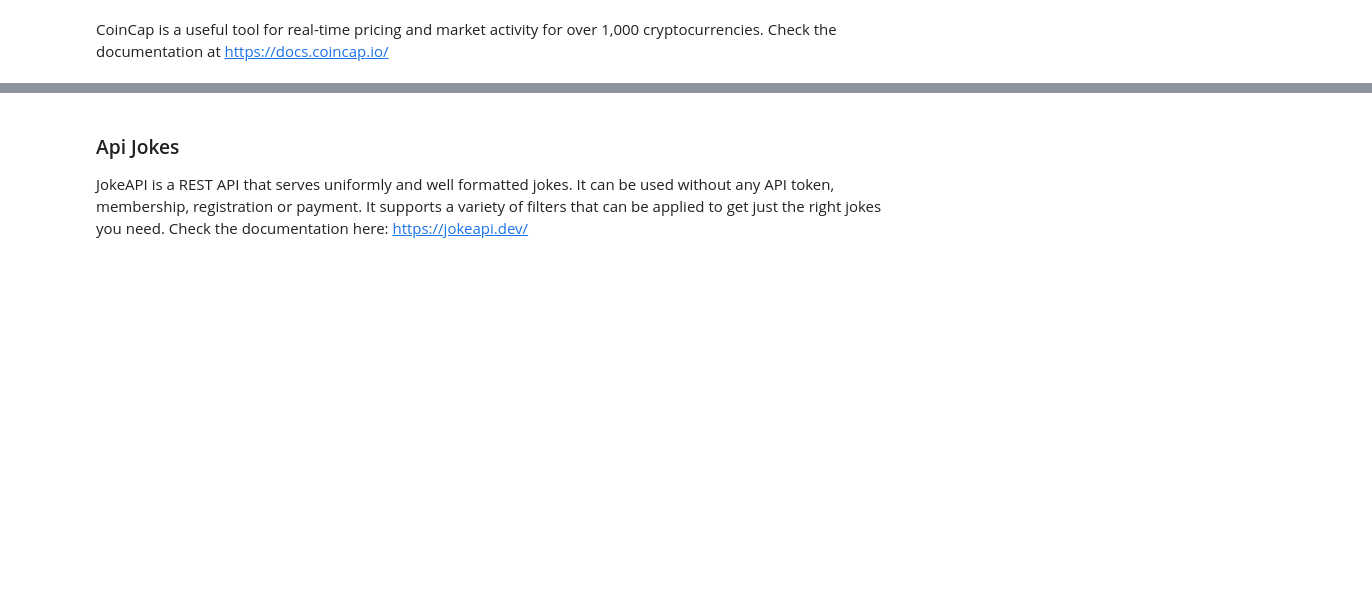
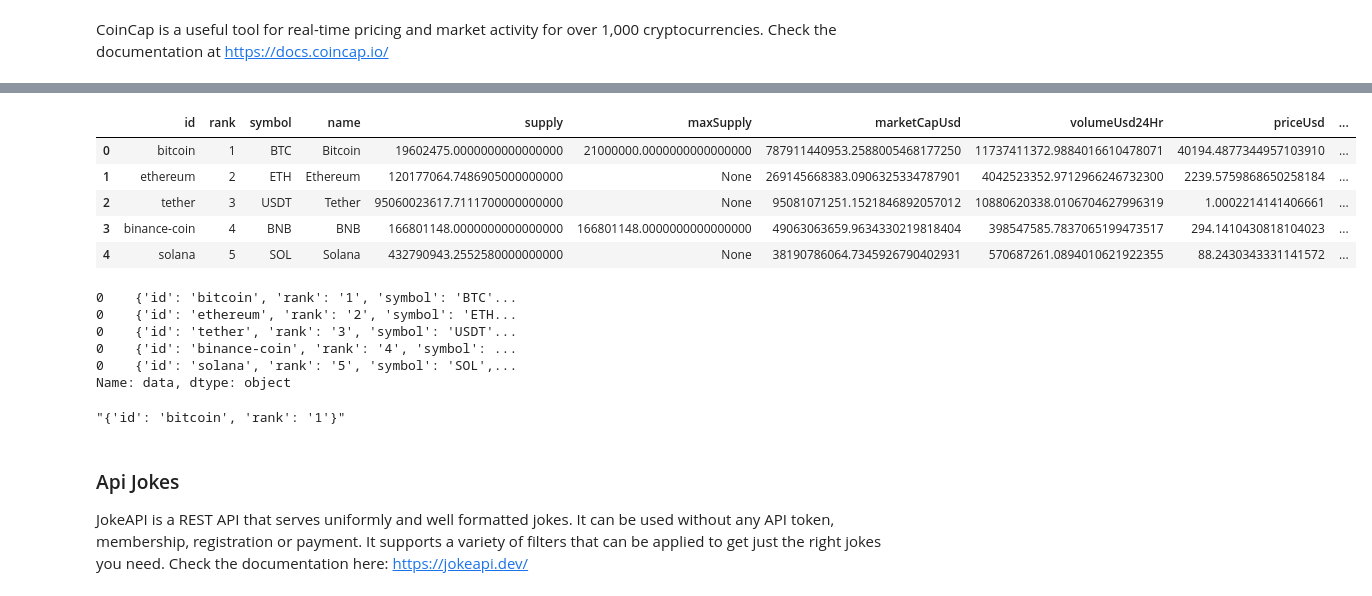
Before and after one commit to Ironhack-Data-Madrid-Enero-2024/apuntes_clase, a Jupyter notebook: semana_2/2.5_apis.ipynb, the cells around one changed output, grey strips where cells are left out. Drawn from its saved outputs; the diff is of its cells as text; code cells hidden in the pictures; blank space fills up the shorter version.

```diff
--- a/semana_2/2.5_apis.ipynb
+++ b/semana_2/2.5_apis.ipynb
@@ -535,0 +652,4 @@ url = "http://api.coincap.io/v2/assets"
+# %%
+df = pd.json_normalize(res.json())
+
+df
@@ -535,0 +668,9 @@ url = "http://api.coincap.io/v2/assets"
+# %%
+pd.json_normalize(df.explode('data').data).head()
+# %% [output]
+|  | id | rank | symbol | name | supply | maxSupply | marketCapUsd | volumeUsd24Hr | priceUsd | ... |
+| 0 | bitcoin | 1 | BTC | Bitcoin | 19602475.0000000000000000 | 21000000.0000000000000000 | 787911440953.2588005468177250 | 11737411372.9884016610478071 | 40194.4877344957103910 | ... |
+| 1 | ethereum | 2 | ETH | Ethereum | 120177064.7486905000000000 | None | 269145668383.0906325334787901 | 4042523352.9712966246732300 | 2239.5759868650258184 | ... |
+| 2 | tether | 3 | USDT | Tether | 95060023617.7111700000000000 | None | 95081071251.1521846892057012 | 10880620338.0106704627996319 | 1.0002214141406661 | ... |
+| 3 | binance-coin | 4 | BNB | BNB | 166801148.0000000000000000 | 166801148.0000000000000000 | 49063063659.9634330219818404 | 398547585.7837065199473517 | 294.1410430818104023 | ... |
+| 4 | solana | 5 | SOL | Solana | 432790943.2552580000000000 | None | 38190786064.7345926790402931 | 570687261.0894010621922355 | 88.2430343331141572 | ... |
@@ -536,3 +679,16 @@ url = "http://api.coincap.io/v2/assets"
+# %%
+df.explode('data')['data'].head()
+# %% [output]
+0    {'id': 'bitcoin', 'rank': '1', 'symbol': 'BTC'...
+0    {'id': 'ethereum', 'rank': '2', 'symbol': 'ETH...
+0    {'id': 'tether', 'rank': '3', 'symbol': 'USDT'...
+0    {'id': 'binance-coin', 'rank': '4', 'symbol': ...
+0    {'id': 'solana', 'rank': '5', 'symbol': 'SOL',...
+Name: data, dtype: object
+# %%
+str({'id': 'bitcoin', 'rank': '1'})
+# %% [output]
+"{'id': 'bitcoin', 'rank': '1'}"
 # %% [markdown]
 ### Api Jokes
 
```
Also changed, not shown: parts of 81 cells of this notebook.
